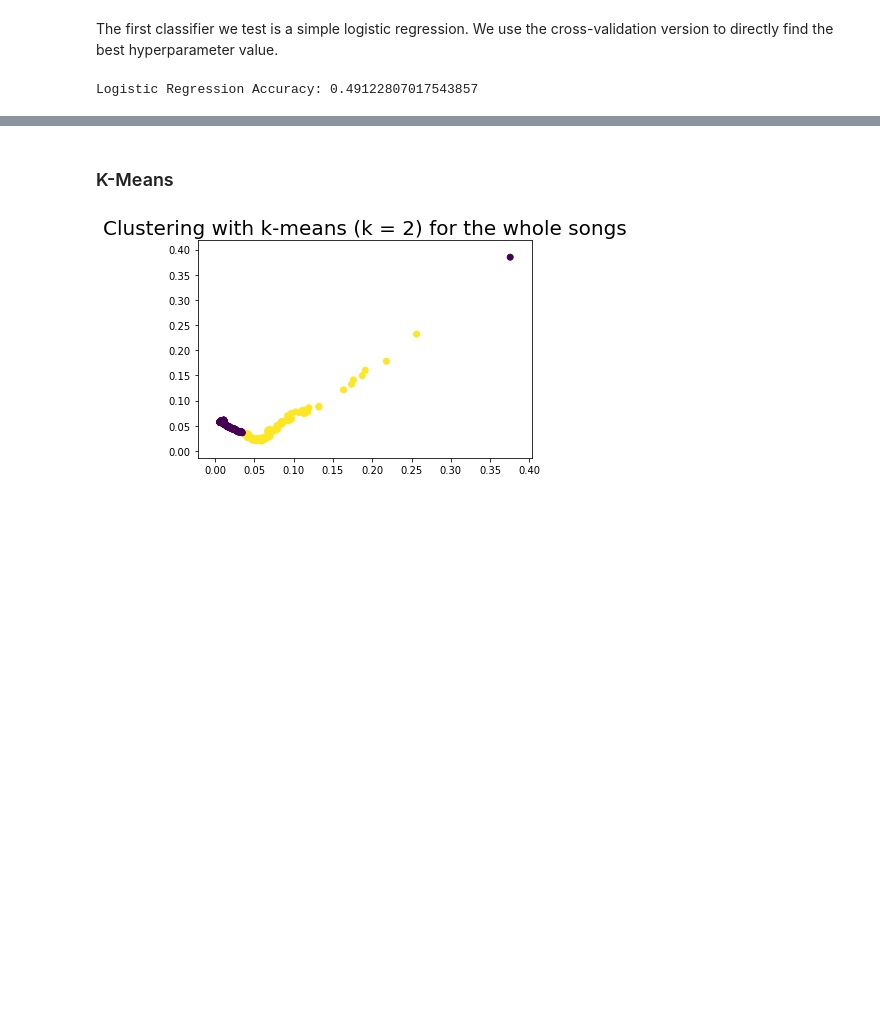
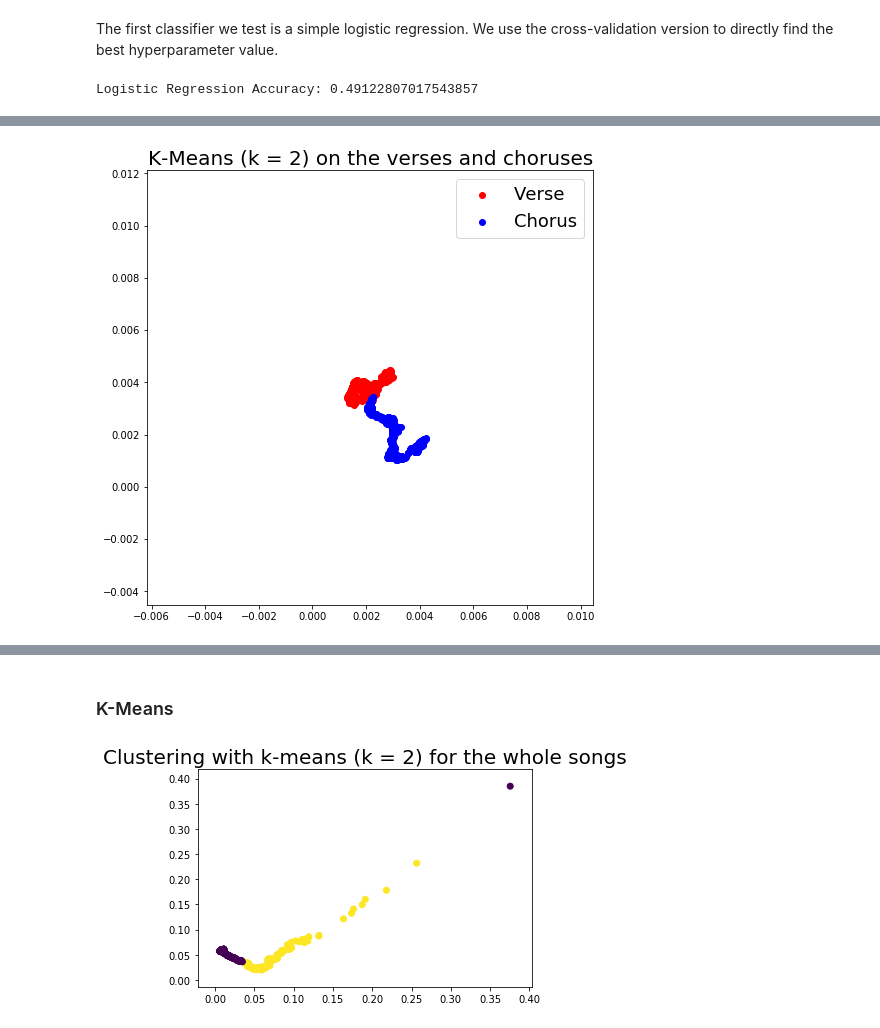
Before and after one commit to GiacomoAlliata/DigitalMusicologyProject, a Jupyter notebook: data_preprocessing.ipynb, the cells around one changed output, grey strips where cells are left out. Drawn from its saved outputs; the diff is of its cells as text; code cells hidden in the pictures; blank space fills up the shorter version.

```diff
--- a/data_preprocessing.ipynb
+++ b/data_preprocessing.ipynb
@@ -1274,0 +1308,11 @@ Logistic Regression Accuracy: 0.49122807017543857
+# %%
+kmeans = KMeans(n_clusters = 2)
+data = kmeans.fit_transform(X)
+plt.figure(figsize = (8,8))
+plt.scatter(x = data[:712,0], y = data[:712,1], c = 'red', label = 'Verse')
+plt.scatter(x = data[712:,0], y = data[712:,1], c = 'blue', label = 'Chorus')
+plt.title('K-Means (k = 2) on the verses and choruses', fontsize = 20)
+plt.legend(fontsize = 18)
+plt.show()
+# %% [output]
+[figure, added]
```
Also changed, not shown: parts of 11 cells of this notebook.
